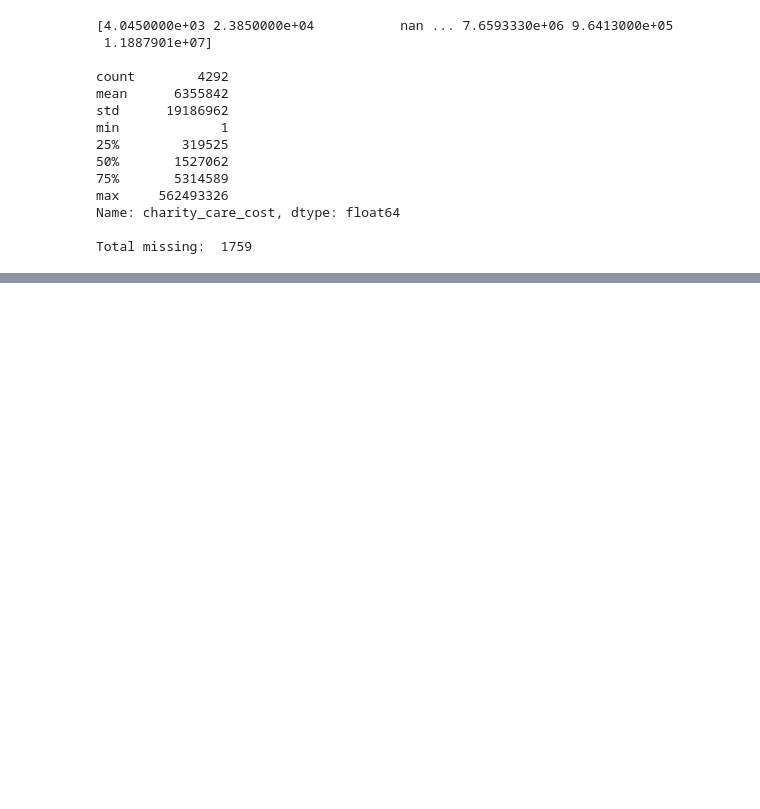
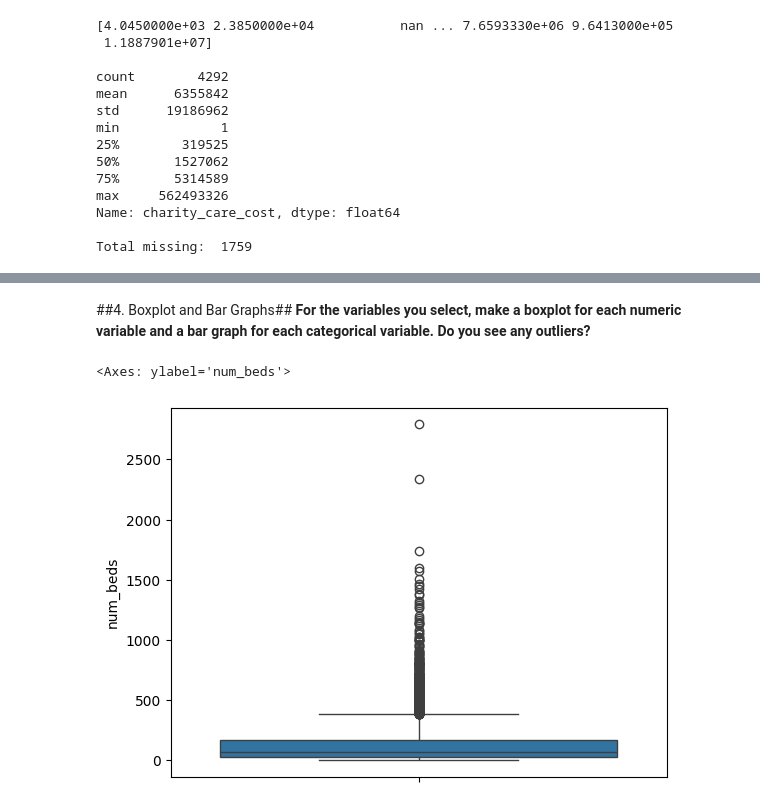
Before and after one commit to genevievepur/ds3001-visualization, a Jupyter notebook: assignment/assignment.ipynb, the cells around one changed output, grey strips where cells are left out. Cells and saved outputs as stored; diff of their text form; code cells hidden in the pictures; blank space fills up the shorter version.

Commit message:
created boxplots and bar graphs

```diff
--- a/assignment/assignment.ipynb
+++ b/assignment/assignment.ipynb
@@ -376,8 +375,9 @@ Because the values appear in standard deviation as data type float64, I wanted t
 # CLEANING NUMBER OF BEDS
 df['beds_nan'] = beds.isnull()
 df['beds_inf'] = beds.isin([np.inf, -np.inf])
-beds = beds.fillna(0)
-beds.replace([np.inf, -np.inf], 0, inplace=True)
+impute_value = beds.mean()
+beds = beds.fillna(impute_value)
+beds.replace([np.inf, -np.inf], impute_value, inplace=True)
 beds = beds.astype('int64')
 print(beds.unique(), '\n')
 print(beds.describe(), '\n')
@@ -425,0 +499,8 @@ Because the format of the values is similar to how they were in 'Number of Beds'
+# %% [markdown]
+##4. Boxplot and Bar Graphs##
+**For the variables you select, make a boxplot for each numeric variable and a bar graph for each categorical variable. Do you see any outliers?**
+# %%
+sns.boxplot(beds)
+# %% [output]
+<Axes: ylabel='num_beds'>
+[figure, added]
```
Also changed, not shown: parts of 15 cells of this notebook.
